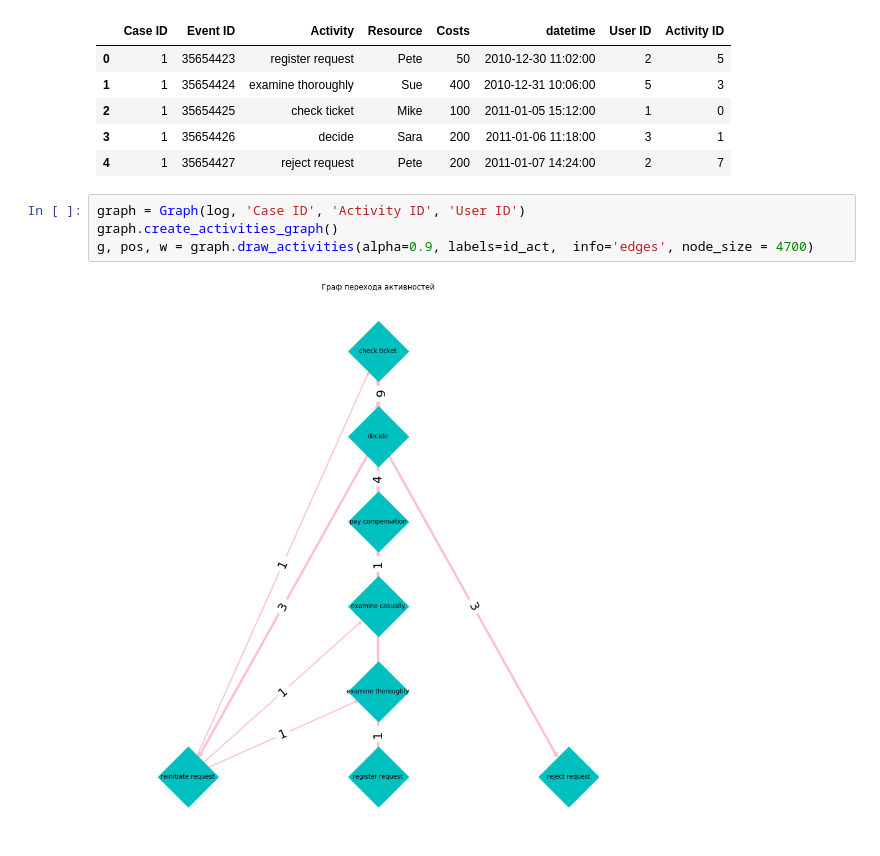
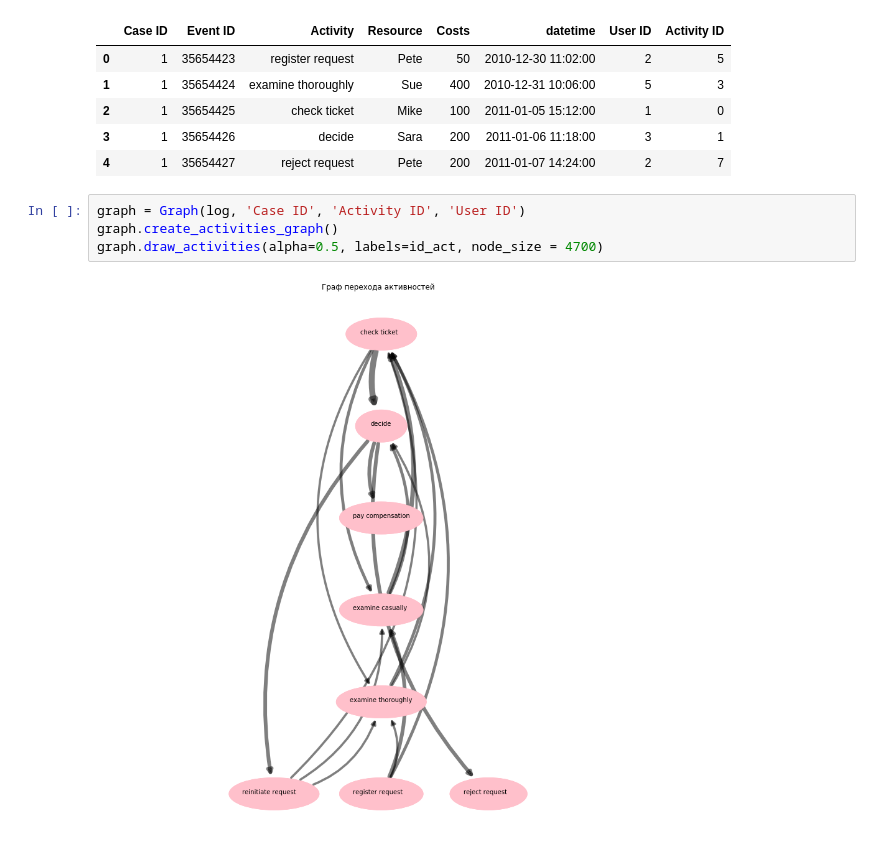
Before and after one commit to booydar/workshop, a Jupyter notebook: nx Graph.ipynb, the cells around one changed output. Saved outputs shown, nothing was run; the diff lists cells and outputs as text.

```diff
--- a/nx Graph.ipynb
+++ b/nx Graph.ipynb
@@ -481,6 +138,6 @@ log.head()
 # %%
 graph = Graph(log, 'Case ID', 'Activity ID', 'User ID')
 graph.create_activities_graph()
-g, pos, w = graph.draw_activities(alpha=0.9, labels=id_act,  info='edges', node_size = 4700)
+graph.draw_activities(alpha=0.5, labels=id_act, node_size = 4700)
 # %% [output]
-[figure, old version]
+[figure, new version]
```
Also changed, not shown: parts of 19 cells of this notebook.
